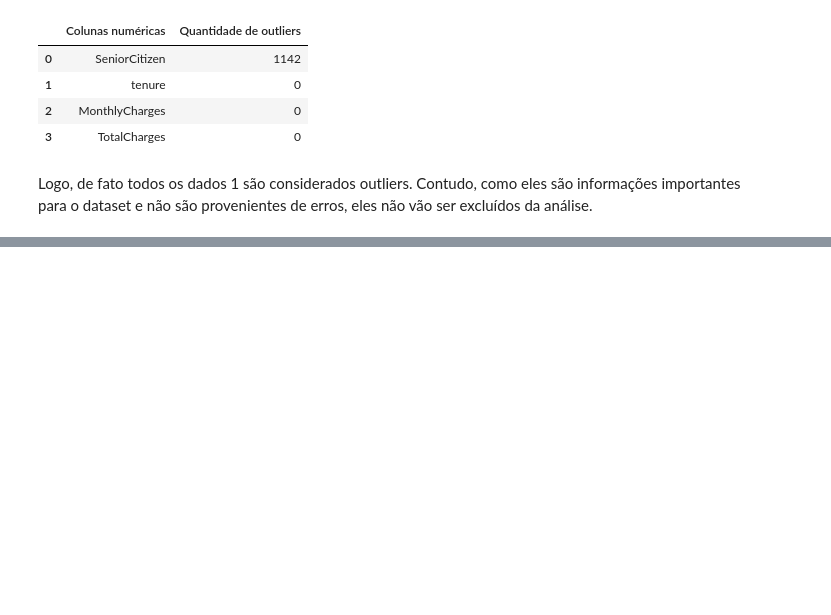
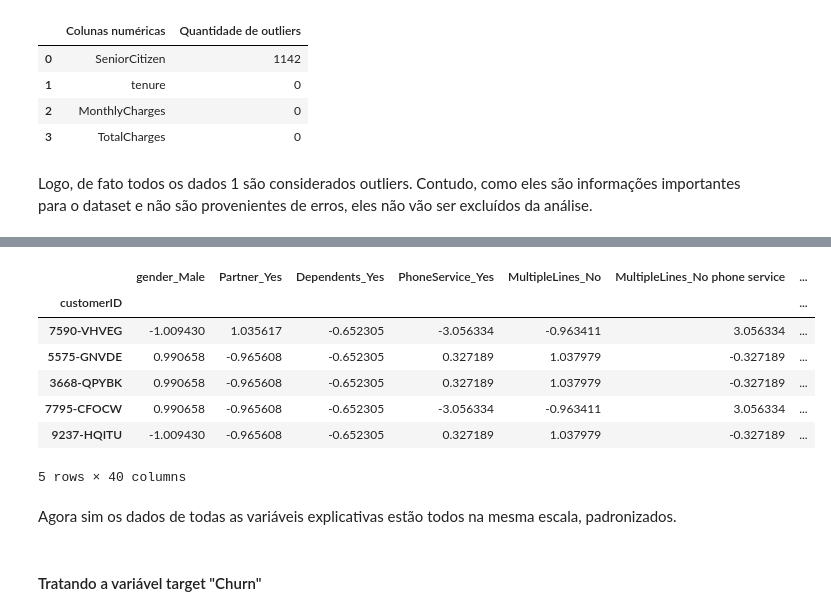
Before and after one commit to rfprates/modelo_classificacao_analise_churn, a Jupyter notebook: modelo_classificacao_churn.ipynb, the cells around one changed output, grey strips where cells are left out. Cells and saved outputs as stored; diff of their text form; code cells hidden in the pictures; blank space fills up the shorter version.

```diff
--- a/modelo_classificacao_churn.ipynb
+++ b/modelo_classificacao_churn.ipynb
@@ -232,0 +340,24 @@ Logo, de fato todos os dados 1 são considerados outliers. Contudo, como eles s
+# %%
+scaler = StandardScaler()
+
+scaler.fit(x)
+x = pd.DataFrame(
+    data = scaler.transform(x),
+    columns = x.columns,
+    index = x.index
+)
+# %%
+x.head()
+# %% [output]
+|  | gender_Male | Partner_Yes | Dependents_Yes | PhoneService_Yes | MultipleLines_No | MultipleLines_No phone service | ... |
+| customerID |  |  |  |  |  |  | ... |
+| 7590-VHVEG | -1.009430 | 1.035617 | -0.652305 | -3.056334 | -0.963411 | 3.056334 | ... |
+| 5575-GNVDE | 0.990658 | -0.965608 | -0.652305 | 0.327189 | 1.037979 | -0.327189 | ... |
+| 3668-QPYBK | 0.990658 | -0.965608 | -0.652305 | 0.327189 | 1.037979 | -0.327189 | ... |
+| 7795-CFOCW | 0.990658 | -0.965608 | -0.652305 | -3.056334 | -0.963411 | 3.056334 | ... |
+| 9237-HQITU | -1.009430 | -0.965608 | -0.652305 | 0.327189 | 1.037979 | -0.327189 | ... |
+5 rows × 40 columns
+# %% [markdown]
+Agora sim os dados de todas as variáveis explicativas estão todos na mesma escala, padronizados.
+# %% [markdown]
+#### Tratando a variável target "Churn"
```
Also changed, not shown: parts of 21 cells of this notebook.
